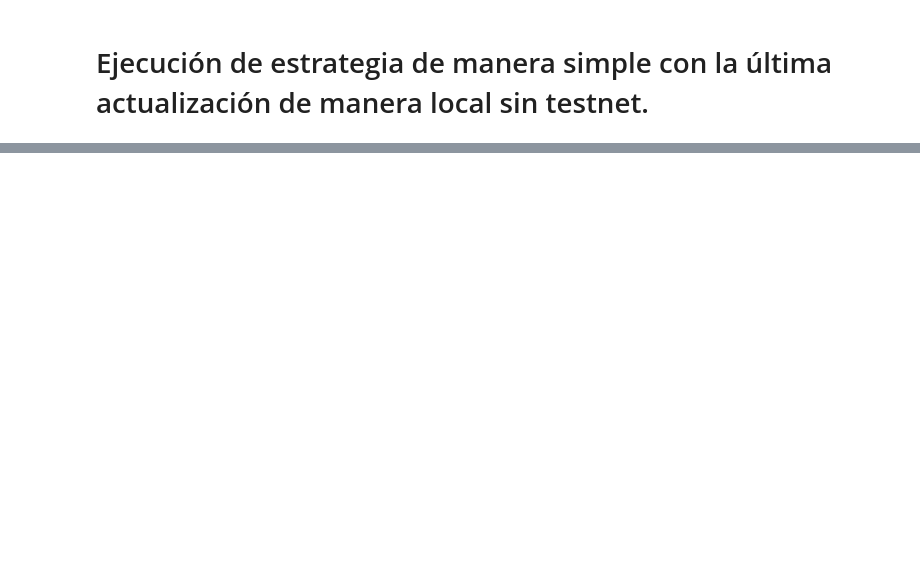
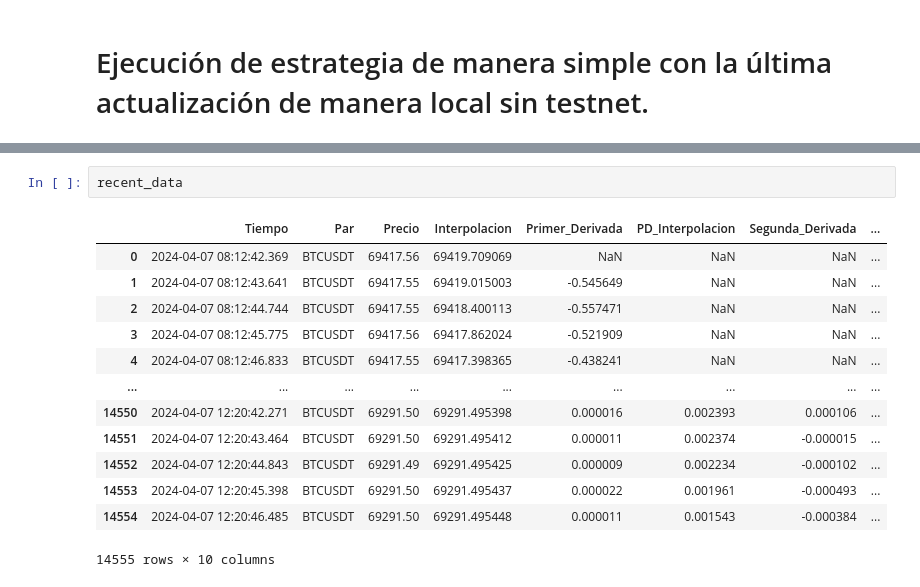
Before and after one commit to Tinmarian/tradingbot, a Jupyter notebook: scripts/streaming_derivatives_analysis_V1.ipynb, the cells around one changed output, grey strips where cells are left out. Drawn from its saved outputs; the diff is of its cells as text; blank space fills up the shorter version.

```diff
--- a/scripts/streaming_derivatives_analysis_V1.ipynb
+++ b/scripts/streaming_derivatives_analysis_V1.ipynb
@@ -147 +147,17 @@ plt.show
+# %%
+recent_data
+# %% [output]
+|  | Tiempo | Par | Precio | Interpolacion | Primer_Derivada | PD_Interpolacion | Segunda_Derivada | ... |
+| 0 | 2024-04-07 08:12:42.369 | BTCUSDT | 69417.56 | 69419.709069 | NaN | NaN | NaN | ... |
+| 1 | 2024-04-07 08:12:43.641 | BTCUSDT | 69417.55 | 69419.015003 | -0.545649 | NaN | NaN | ... |
+| 2 | 2024-04-07 08:12:44.744 | BTCUSDT | 69417.55 | 69418.400113 | -0.557471 | NaN | NaN | ... |
+| 3 | 2024-04-07 08:12:45.775 | BTCUSDT | 69417.56 | 69417.862024 | -0.521909 | NaN | NaN | ... |
+| 4 | 2024-04-07 08:12:46.833 | BTCUSDT | 69417.55 | 69417.398365 | -0.438241 | NaN | NaN | ... |
+| ... | ... | ... | ... | ... | ... | ... | ... | ... |
+| 14550 | 2024-04-07 12:20:42.271 | BTCUSDT | 69291.50 | 69291.495398 | 0.000016 | 0.002393 | 0.000106 | ... |
+| 14551 | 2024-04-07 12:20:43.464 | BTCUSDT | 69291.50 | 69291.495412 | 0.000011 | 0.002374 | -0.000015 | ... |
+| 14552 | 2024-04-07 12:20:44.843 | BTCUSDT | 69291.49 | 69291.495425 | 0.000009 | 0.002234 | -0.000102 | ... |
+| 14553 | 2024-04-07 12:20:45.398 | BTCUSDT | 69291.50 | 69291.495437 | 0.000022 | 0.001961 | -0.000493 | ... |
+| 14554 | 2024-04-07 12:20:46.485 | BTCUSDT | 69291.50 | 69291.495448 | 0.000011 | 0.001543 | -0.000384 | ... |
+14555 rows × 10 columns
 # %%
```
Also changed, not shown: parts of 3 cells of this notebook.
